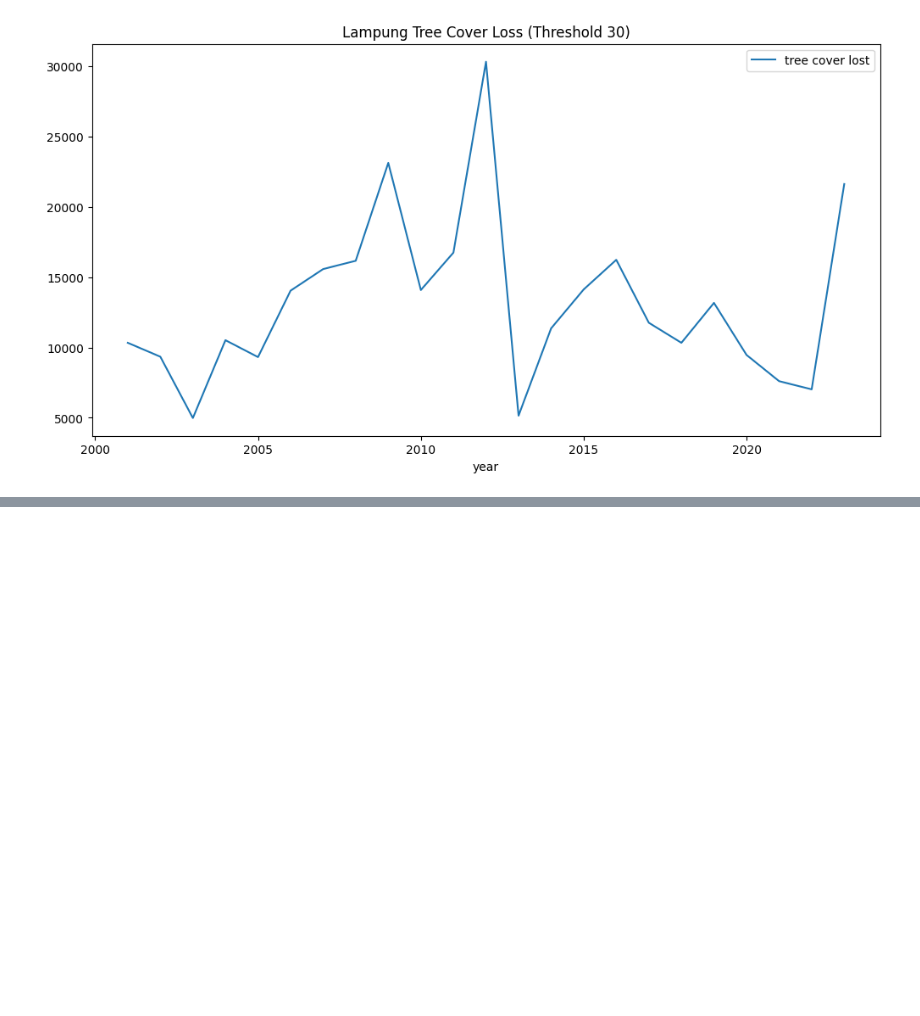
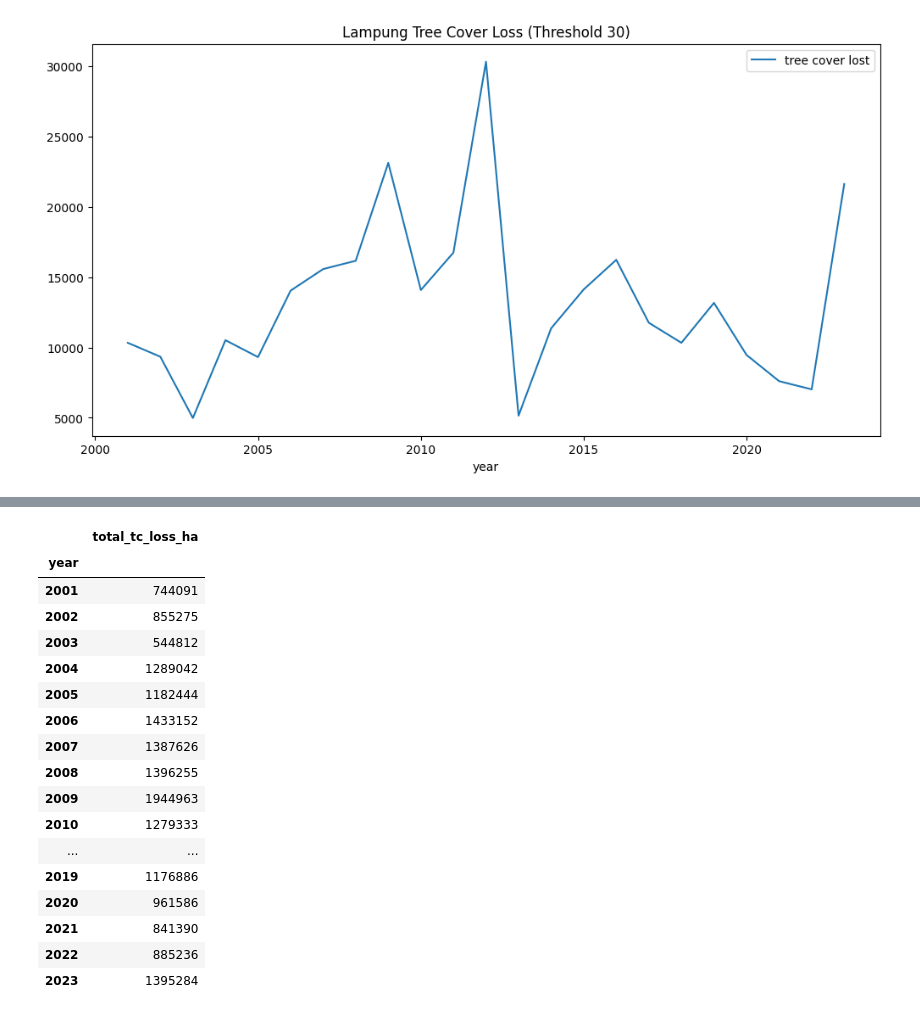
Before and after one commit to ruizhuu/lampung-deforestation, a Jupyter notebook: main.ipynb, the cells around one changed output, grey strips where cells are left out. Cells and saved outputs as stored; diff of their text form; code cells hidden in the pictures; blank space fills up the shorter version.

```diff
--- a/main.ipynb
+++ b/main.ipynb
@@ -91,0 +111,21 @@ lampung_sub1_pivoted.plot(title="Lampung Tree Cover Loss (Threshold 30)", figsiz
+# %%
+tc_loss_df
+# %% [output]
+|  | total_tc_loss_ha |
+| year |  |
+| 2001 | 744091 |
+| 2002 | 855275 |
+| 2003 | 544812 |
+| 2004 | 1289042 |
+| 2005 | 1182444 |
+| 2006 | 1433152 |
+| 2007 | 1387626 |
+| 2008 | 1396255 |
+| 2009 | 1944963 |
+| 2010 | 1279333 |
+| ... | ... |
+| 2019 | 1176886 |
+| 2020 | 961586 |
+| 2021 | 841390 |
+| 2022 | 885236 |
+| 2023 | 1395284 |
```
Also changed, not shown: parts of 4 cells of this notebook.
